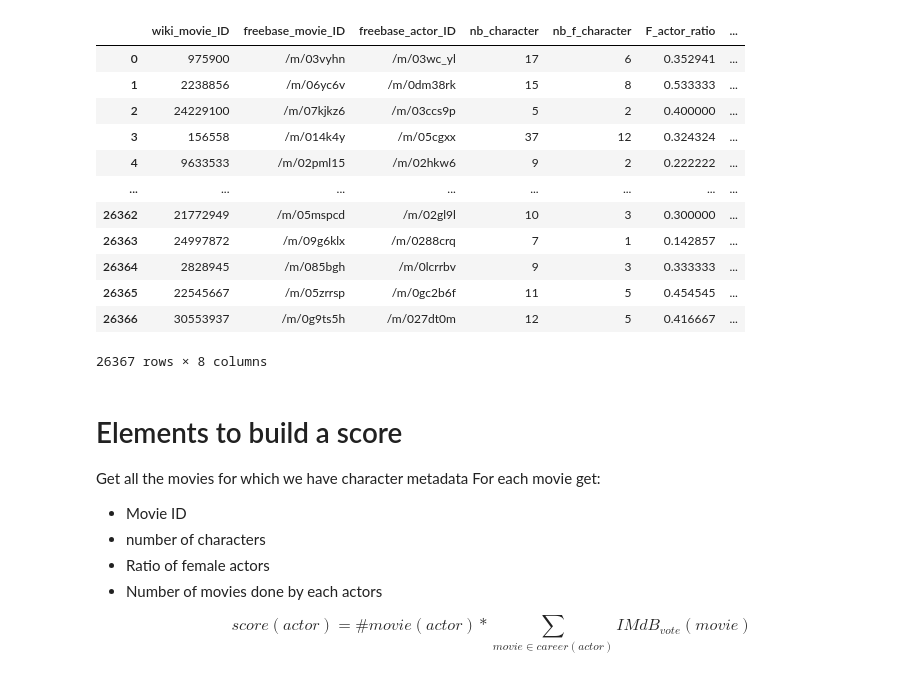
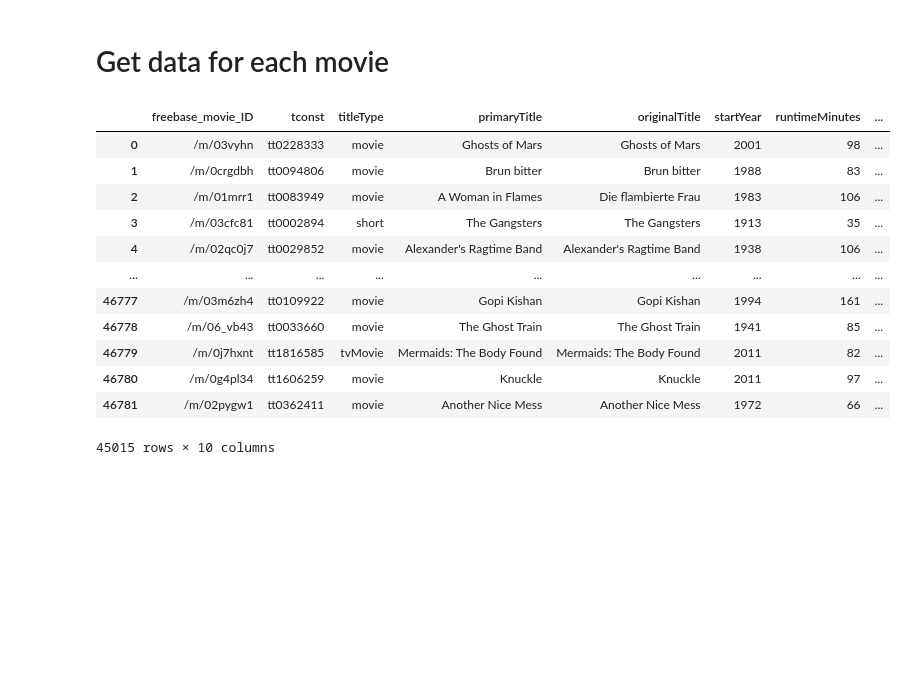
Before and after one commit to epfl-ada/ada-2022-project-armada, a Jupyter notebook: Maxime.ipynb, the cells around one changed output. Cells and saved outputs as stored; diff of their text form; code cells hidden in the pictures; blank space fills up the shorter version.

```diff
--- a/Maxime.ipynb
+++ b/Maxime.ipynb
@@ -72,39 +43,20 @@ movie_character['nb_f_character'] = movie_character['nb_f_character'].astype(int
+# %% [markdown]
+# Get data for each movie
 # %%
 # Open Data/Imdb/processed_imdb_dataset.csv as a dataframe
-imdb_data = pd.read_csv('Data/Imdb/processed_imdb_dataset.csv')
-
-# From imdb_data, add to movie_character the columns averageRating and numVotes
-movie_character = pd.merge(movie_character, imdb_data[['freebase_movie_ID','averageRating','numVotes']], on='freebase_movie_ID', how='left')
-
-# Drop all rows with NaN
-movie_character = movie_character.dropna()
-
-# Re-index movie_character
-movie_character = movie_character.reset_index(drop=True)
-
-movie_character
+imdb_data = pd.read_csv('Data/Imdb/processed_imdb_dataset.csv', index_col=0)
+imdb_data
 # %% [output]
-|  | wiki_movie_ID | freebase_movie_ID | freebase_actor_ID | nb_character | nb_f_character | F_actor_ratio | ... |
-| 0 | 975900 | /m/03vyhn | /m/03wc_yl | 17 | 6 | 0.352941 | ... |
-| 1 | 2238856 | /m/06yc6v | /m/0dm38rk | 15 | 8 | 0.533333 | ... |
-| 2 | 24229100 | /m/07kjkz6 | /m/03ccs9p | 5 | 2 | 0.400000 | ... |
-| 3 | 156558 | /m/014k4y | /m/05cgxx | 37 | 12 | 0.324324 | ... |
-| 4 | 9633533 | /m/02pml15 | /m/02hkw6 | 9 | 2 | 0.222222 | ... |
-| ... | ... | ... | ... | ... | ... | ... | ... |
-| 26362 | 21772949 | /m/05mspcd | /m/02gl9l | 10 | 3 | 0.300000 | ... |
-| 26363 | 24997872 | /m/09g6klx | /m/0288crq | 7 | 1 | 0.142857 | ... |
-| 26364 | 2828945 | /m/085bgh | /m/0lcrrbv | 9 | 3 | 0.333333 | ... |
-| 26365 | 22545667 | /m/05zrrsp | /m/0gc2b6f | 11 | 5 | 0.454545 | ... |
-| 26366 | 30553937 | /m/0g9ts5h | /m/027dt0m | 12 | 5 | 0.416667 | ... |
+|  | freebase_movie_ID | tconst | titleType | primaryTitle | originalTitle | startYear | runtimeMinutes | ... |
+| 0 | /m/03vyhn | tt0228333 | movie | Ghosts of Mars | Ghosts of Mars | 2001 | 98 | ... |
+| 1 | /m/0crgdbh | tt0094806 | movie | Brun bitter | Brun bitter | 1988 | 83 | ... |
+| 2 | /m/01mrr1 | tt0083949 | movie | A Woman in Flames | Die flambierte Frau | 1983 | 106 | ... |
+| 3 | /m/03cfc81 | tt0002894 | short | The Gangsters | The Gangsters | 1913 | 35 | ... |
+| 4 | /m/02qc0j7 | tt0029852 | movie | Alexander's Ragtime Band | Alexander's Ragtime Band | 1938 | 106 | ... |
+| ... | ... | ... | ... | ... | ... | ... | ... | ... |
+| 46777 | /m/03m6zh4 | tt0109922 | movie | Gopi Kishan | Gopi Kishan | 1994 | 161 | ... |
+| 46778 | /m/06_vb43 | tt0033660 | movie | The Ghost Train | The Ghost Train | 1941 | 85 | ... |
+| 46779 | /m/0j7hxnt | tt1816585 | tvMovie | Mermaids: The Body Found | Mermaids: The Body Found | 2011 | 82 | ... |
+| 46780 | /m/0g4pl34 | tt1606259 | movie | Knuckle | Knuckle | 2011 | 97 | ... |
+| 46781 | /m/02pygw1 | tt0362411 | movie | Another Nice Mess | Another Nice Mess | 1972 | 66 | ... |
-26367 rows × 8 columns
+45015 rows × 10 columns
-# %% [markdown]
-# Elements to build a score
-
-Get all the movies for which we have character metadata
-For each movie get:
-- Movie ID
-- number of characters
-- Ratio of female actors
-- Number of movies done by each actors
-
-$$ score(actor) =\#movie(actor) * \sum\limits_{movie \in career(actor)} IMdB_{vote}(movie)  $$
```
Also changed, not shown: parts of 19 cells of this notebook.
